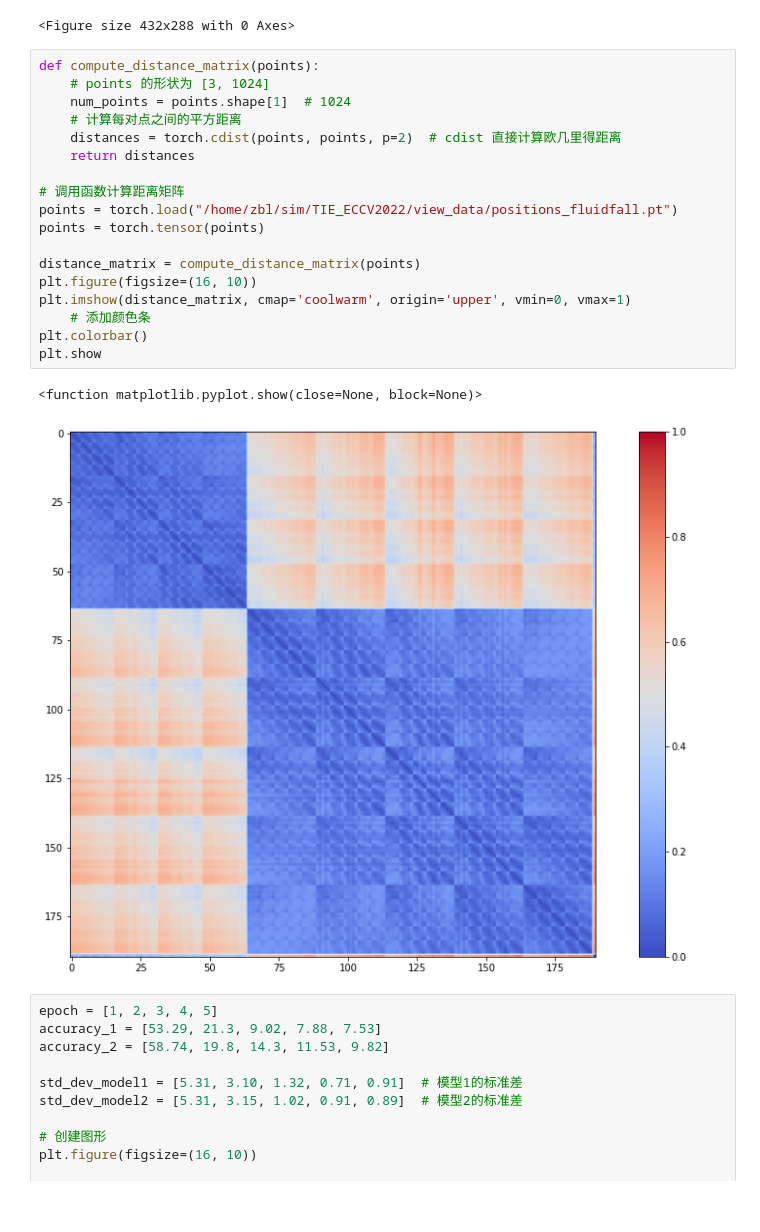
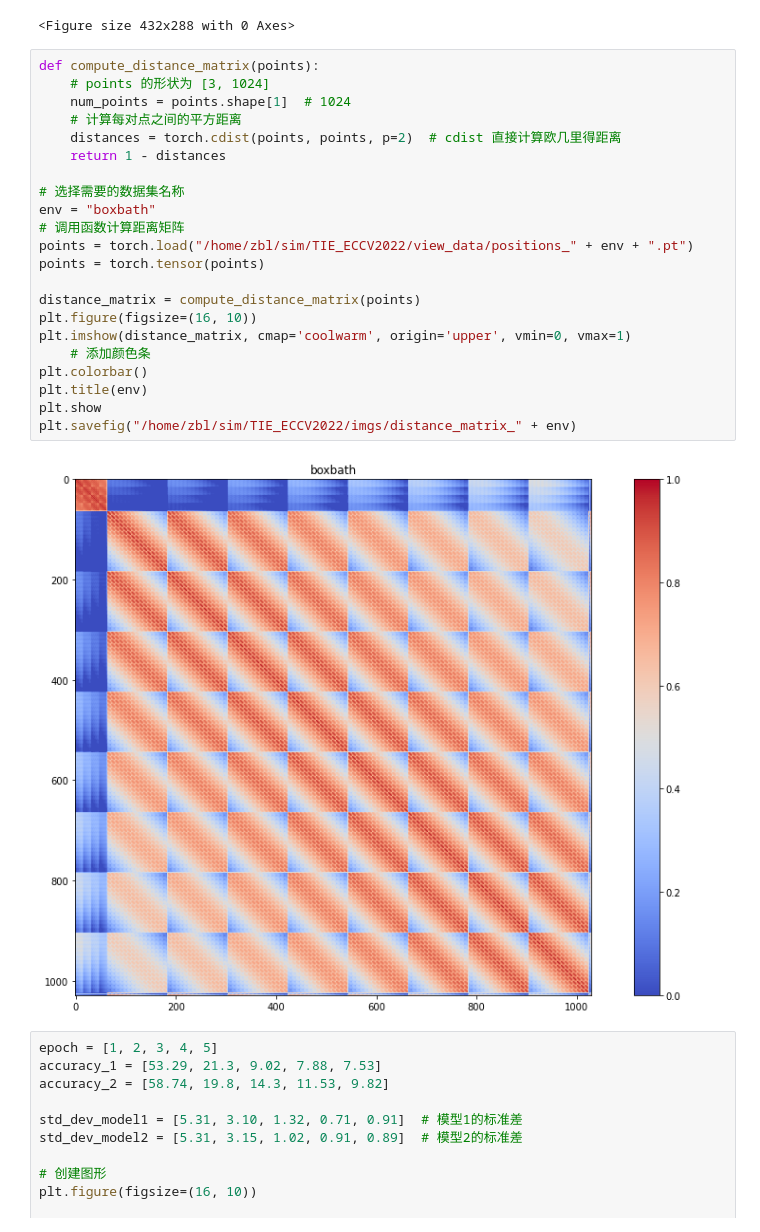
Before and after one commit to zzzBone/TGA, a Jupyter notebook: tools/draw.ipynb, the cells around one changed output. Saved outputs shown, nothing was run; the diff lists cells and outputs as text; blank space fills up the shorter version.

```diff
--- a/tools/draw.ipynb
+++ b/tools/draw.ipynb
@@ -116,24 +116,27 @@ plt.savefig("/home/zbl/sim/TIE_ECCV2022/imgs/GNN_vs_Transformer.png")
 # %%
 def compute_distance_matrix(points):
     # points 的形状为 [3, 1024]
     num_points = points.shape[1]  # 1024
     # 计算每对点之间的平方距离
     distances = torch.cdist(points, points, p=2)  # cdist 直接计算欧几里得距离
-    return distances
+    return 1 - distances
 
+# 选择需要的数据集名称
+env = "boxbath"
 # 调用函数计算距离矩阵
-points = torch.load("/home/zbl/sim/TIE_ECCV2022/view_data/positions_fluidfall.pt")
+points = torch.load("/home/zbl/sim/TIE_ECCV2022/view_data/positions_" + env + ".pt")
 points = torch.tensor(points)
 
 distance_matrix = compute_distance_matrix(points)
 plt.figure(figsize=(16, 10))
 plt.imshow(distance_matrix, cmap='coolwarm', origin='upper', vmin=0, vmax=1)
     # 添加颜色条
 plt.colorbar()
+plt.title(env)
 plt.show
+plt.savefig("/home/zbl/sim/TIE_ECCV2022/imgs/distance_matrix_" + env)
 # %% [output]
-<function matplotlib.pyplot.show(close=None, block=None)>
-[figure, old version]
+[figure, new version]
 # %%
 epoch = [1, 2, 3, 4, 5]
 accuracy_1 = [53.29, 21.3, 9.02, 7.88, 7.53]
```
Also changed, not shown: parts of 1 cell of this notebook, 14 other files.
